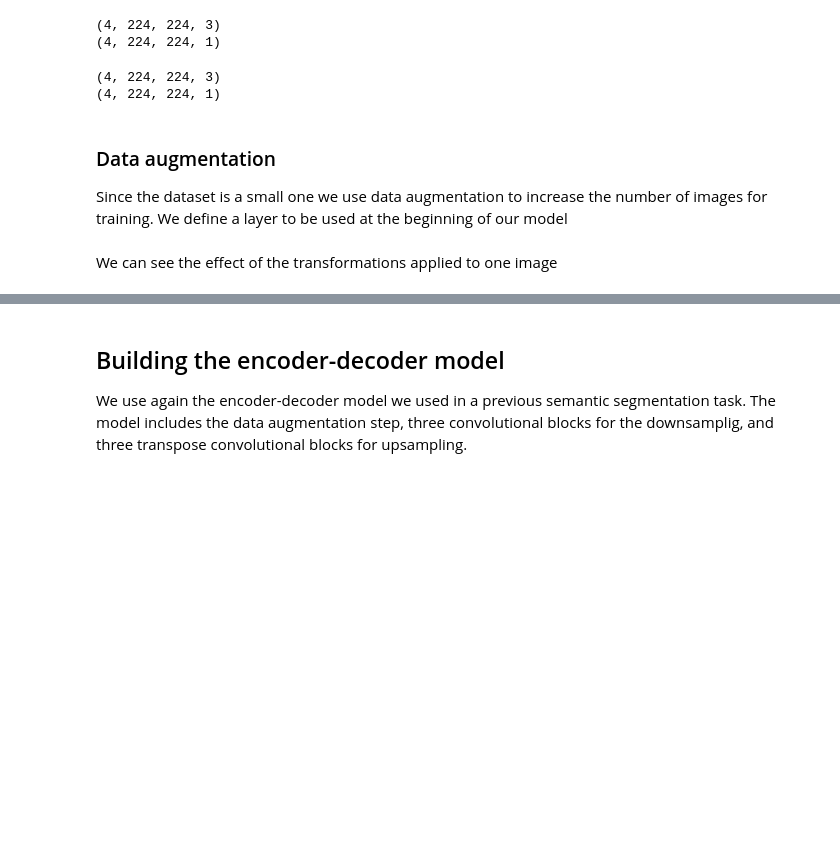
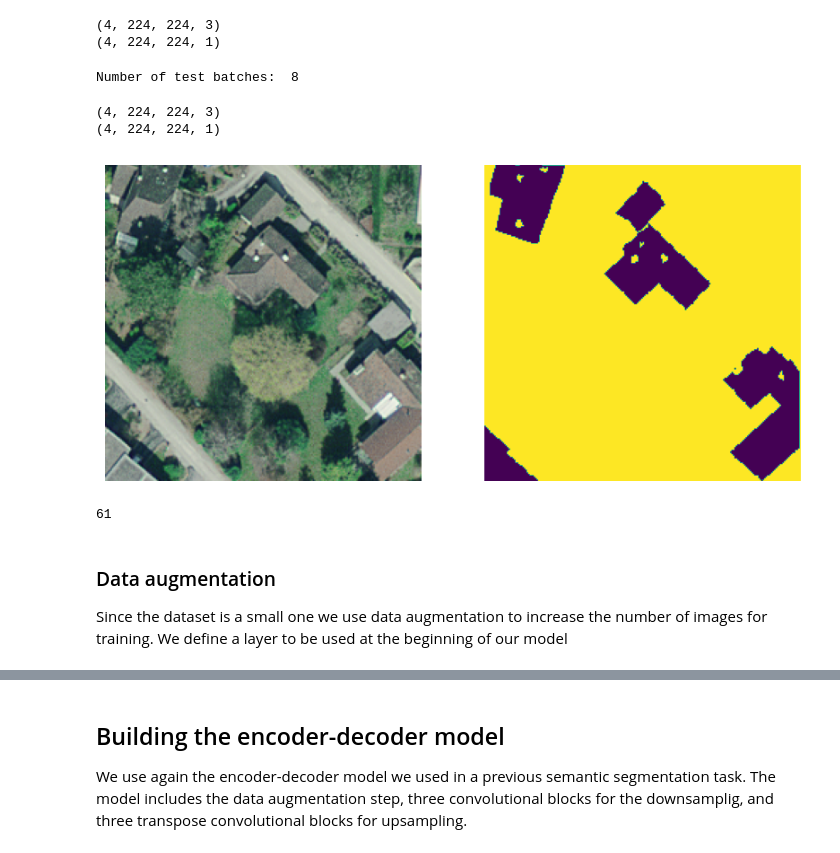
Before and after one commit to luigiselmi/dl_tensorflow, a Jupyter notebook: experiments/rooftops_segmentation_v3.ipynb, the cells around one changed output, grey strips where cells are left out. Saved outputs shown, nothing was run; the diff lists cells and outputs as text; code cells hidden in the pictures; blank space fills up the shorter version.

Commit message:
dataset augmentation

```diff
--- a/experiments/rooftops_segmentation_v3.ipynb
+++ b/experiments/rooftops_segmentation_v3.ipynb
@@ -52,3 +50,6 @@ DATA_DIR = '.'
+# %%
+#DATA_DIR = '.'
+DATA_DIR = '../data/epfl_buildings'
 # %%
 with ZipFile(f'{DATA_DIR}/epfl_buildings_train.zip', 'r') as zipObj:
    zipObj.extractall(path=f'{DATA_DIR}/')
@@ -210,15 +211,9 @@ def get_dataset(
         msk_rotated = tf.image.rot90(msk_tensor)
         return img_rotated, msk_rotated
 
-    def flip(img_tensor, msk_tensor):
-        img_flip = tf.image.flip_up_down(img_tensor)
-        msk_flip = tf.image.flip_up_down(msk_tensor)
-        return img_flip, msk_flip
-
     dataset = tf.data.Dataset.from_tensor_slices((input_img_paths, target_img_paths))
     dataset = dataset.map(load_img_masks, num_parallel_calls=tf.data.AUTOTUNE)
-    dataset = dataset.map(rotate90, num_parallel_calls=tf.data.AUTOTUNE)
-    dataset = dataset.map(flip, num_parallel_calls=tf.data.AUTOTUNE)
+
     return dataset.batch(batch_size)
 # %%
 batch_size = 4
@@ -260,6 +263,10 @@ for element in valid_dataset.take(1):
 (4, 224, 224, 1)
 # %%
 test_dataset = get_dataset(batch_size, img_size, test_images_list, test_labels_list)
+# %%
+print('Number of test batches: ', len(test_dataset))
+# %% [output]
+Number of test batches:  8
 # %%
 for element in test_dataset.take(1):
     print(element[0].shape) # Print shape of an image
@@ -267,8 +274,26 @@ for element in test_dataset.take(1):
 # %% [output]
 (4, 224, 224, 3)
 (4, 224, 224, 1)
+# %%
+def plot_tensor_in_dataset(ds, img_index=0):
+    fig, ax = plt.subplots(nrows=1, ncols=2, figsize=(10, 10))
+    img_t = None
+    msk_t = None
+    for element in ds.take(1):
+        img_t = element[0][img_index]
+        msk_t = element[1][img_index]
+        ax[0].axis("off")
+        ax[1].axis("off")
+        ax[0].imshow(array_to_img(img_t))
+        ax[1].imshow(array_to_img(msk_t))
+# %%
+plot_tensor_in_dataset(train_dataset, img_index=1)
+# %% [output]
+[figure, added]
+# %%
+len(train_dataset)
+# %% [output]
+61
 # %% [markdown]
 ### Data augmentation
 Since the dataset is a small one we use data augmentation to increase the number of images for training. We define a layer to be used at the beginning of our model
-# %% [markdown]
-We can see the effect of the transformations applied to one image
```
Also changed, not shown: parts of 23 cells of this notebook.
